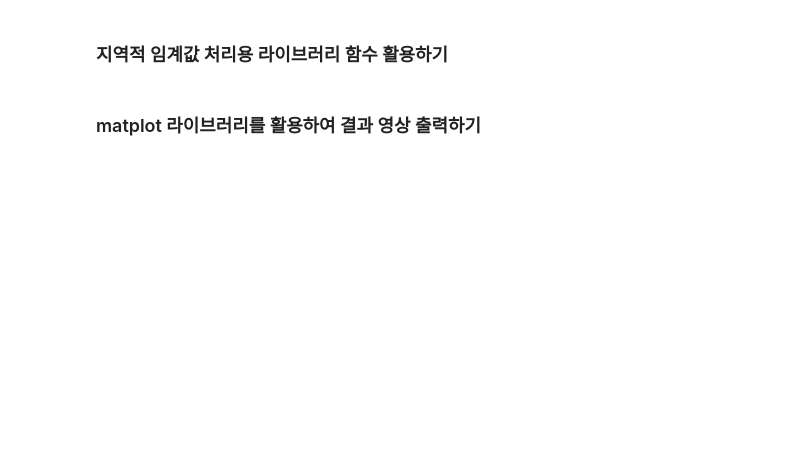
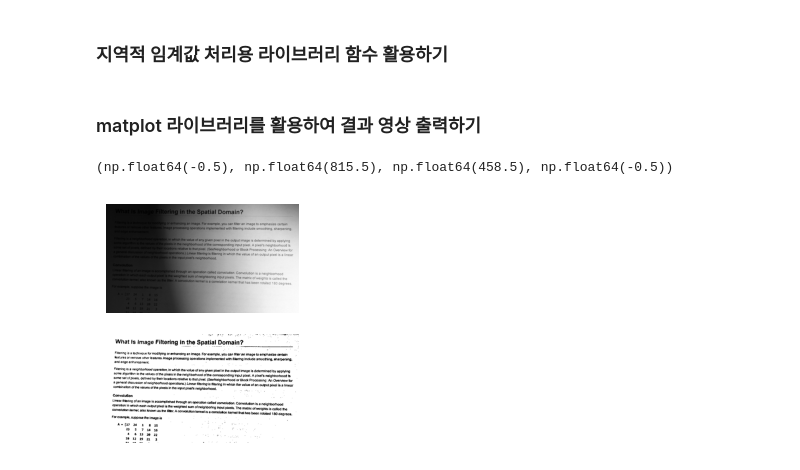
Before and after one commit to taewhan29/2026-2_Base_Env, a Jupyter notebook: computer_vision/chap04_student/chapter4_9.ipynb, the cells around one changed output. Drawn from its saved outputs; the diff is of its cells as text; code cells hidden in the pictures; blank space fills up the shorter version.

```diff
--- a/computer_vision/chap04_student/chapter4_9.ipynb
+++ b/computer_vision/chap04_student/chapter4_9.ipynb
@@ -11,10 +11,11 @@ import matplotlib.pyplot as plt
 # %%
 maxValue = 1 # 결과 영상의 최대값
 thresholdType = cv2.THRESH_BINARY # 결과 저장 방식 : 이진화
-blockSize = 21 # 지역의 범위
+blockSize = 33 # 지역의 범위
 C = 5 # 상수 constant
 # %% [markdown]
 ### ‘text.png’를 흑백영상으로 읽고, 영상의 크기(h,w)를 자동으로 구하기
 # %%
-f = cv2.imread() # gray
+f = cv2.imread("images/text.png",0) # gray
 h,w = f.shape
+print(h,w)
@@ -21,5 +24,5 @@ h,w = f.shape
 # %% [markdown]
 ### 지역적 임계값 처리용 라이브러리 함수 활용하기
 # %%
-g_mean = cv2.adaptiveThreshold()
-g_gauss = cv2.adaptiveThreshold()
+g_mean = cv2.adaptiveThreshold(f, maxValue, cv2.ADAPTIVE_THRESH_MEAN_C, thresholdType, blockSize, C)
+g_gauss = cv2.adaptiveThreshold(f, maxValue, cv2.ADAPTIVE_THRESH_MEAN_C, thresholdType, blockSize, C)
@@ -28,4 +33,7 @@ g_gauss = cv2.adaptiveThreshold()
 # %%
 plt.subplot(3,1,1); plt.imshow(f, cmap="gray"); plt.axis("off")
 plt.subplot(3,1,2); plt.imshow(g_mean, cmap="gray"); plt.axis("off")
-plt.subplot(3,1,3); plt.imshow(g_gauss, cmap="gray"); plt.axis("off")
+# plt.subplot(3,1,3); plt.imshow(g_gauss, cmap="gray"); plt.axis("off")
+# %% [output]
+(np.float64(-0.5), np.float64(815.5), np.float64(458.5), np.float64(-0.5))
+[figure, added]
```
Also changed, not shown: parts of 2 cells of this notebook.
